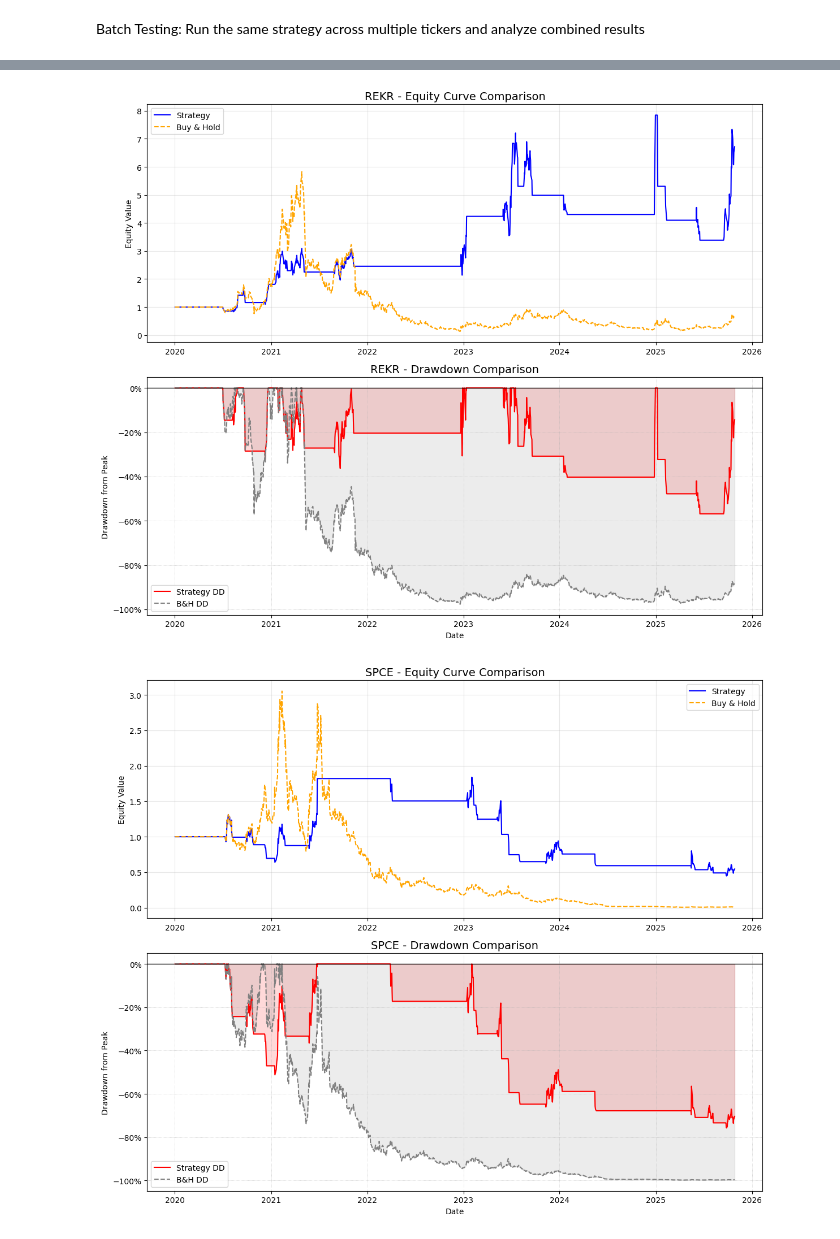
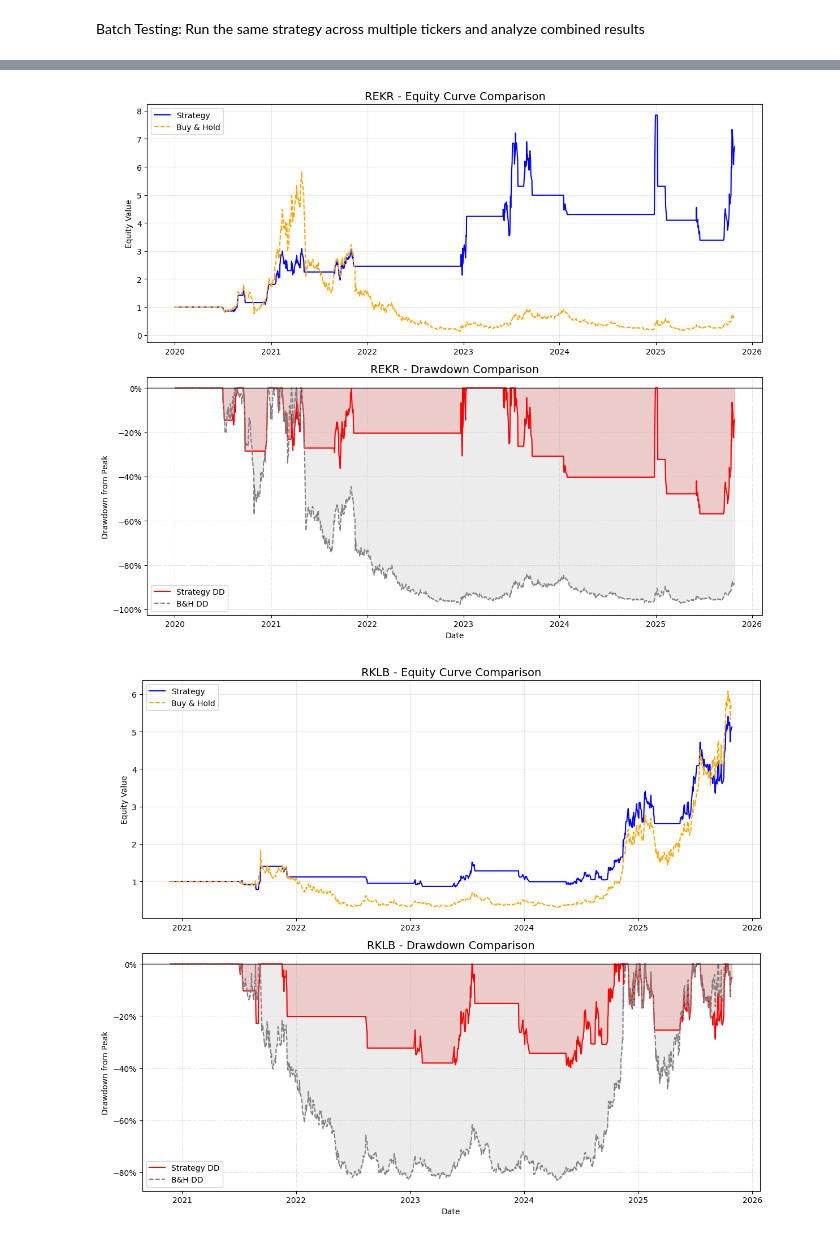
Before and after one commit to aruvins/Meme-Stock-Trading-Algorithm, a Jupyter notebook: backtester.ipynb, the cells around one changed output, grey strips where cells are left out. Drawn from its saved outputs; the diff is of its cells as text; code cells hidden in the pictures.

Commit message:
Fix typo on data file path

```diff
--- a/backtester.ipynb
+++ b/backtester.ipynb
@@ -1145,7 +1145,7 @@ csv_files = {
     'MSTR': "./dataFolder/MSTR_1d.csv",
     'POET': "./dataFolder/POET_1d.csv",
     'REKR': "./dataFolder/REKR_1d.csv",
-    'RKLB': "./datFolder/RKLB_1d.csv",
+    'RKLB': "./dataFolder/RKLB_1d.csv",
     'SPCE': "./dataFolder/SPCE_1d.csv",
 
 }
@@ -1239,9 +1239,9 @@ Generating plots...
 [figure]
 [figure]
 [figure]
 [figure]
 [figure]
 [figure]
 [figure]
 [figure]
-[figure, old version]
+[figure, new version]
```
Also changed, not shown: parts of 1 cell of this notebook.
